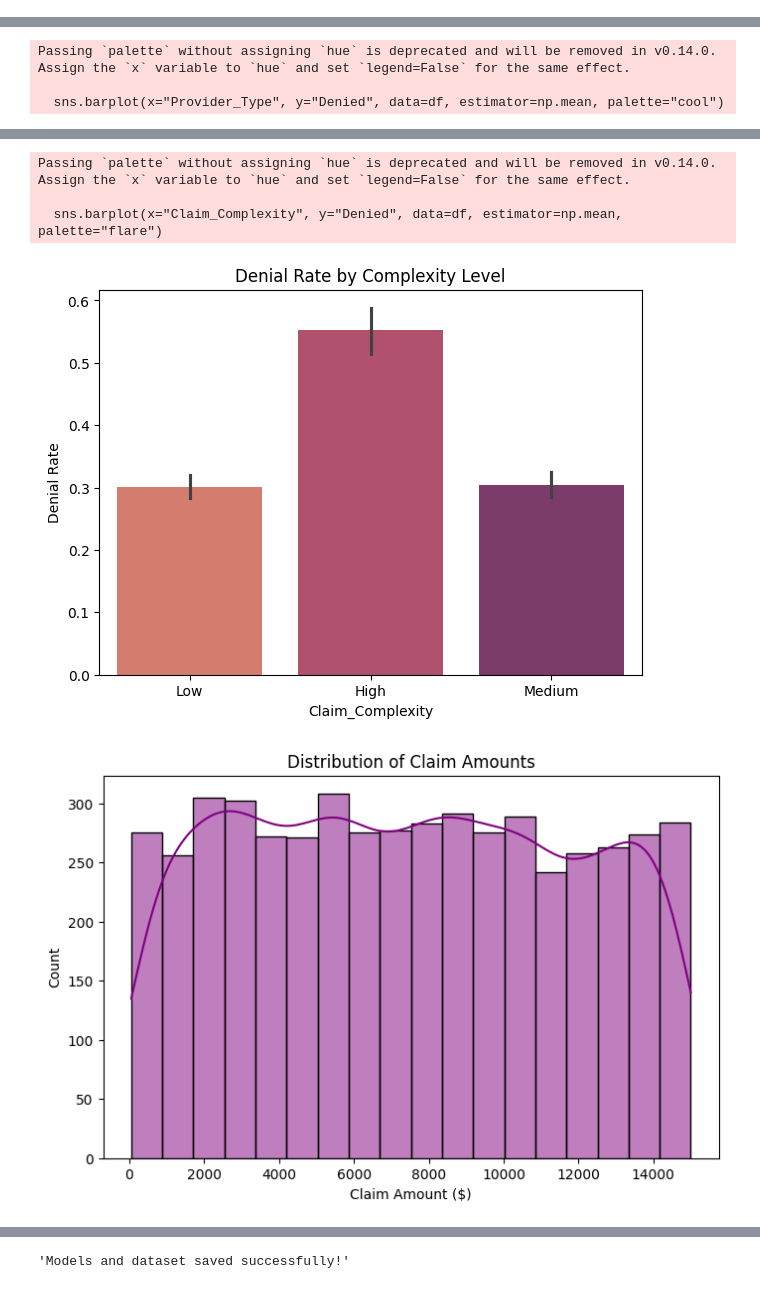
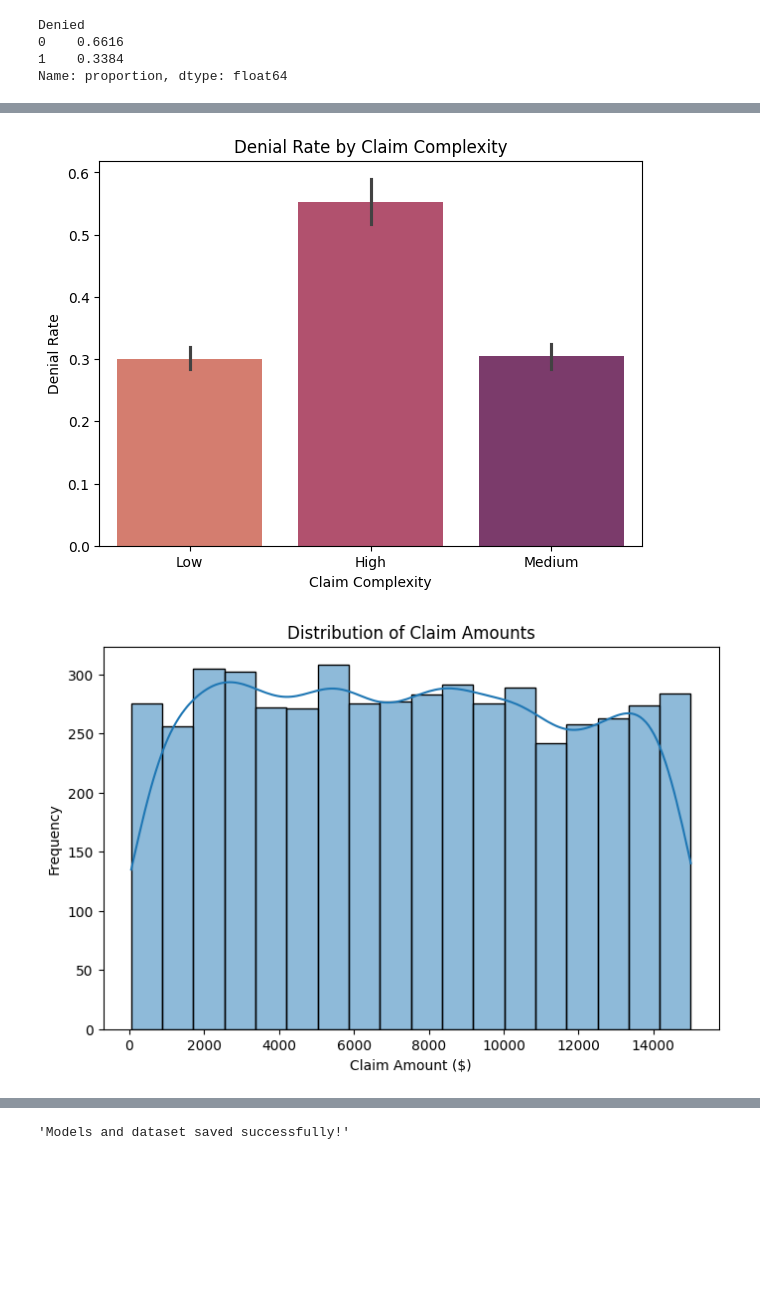
Before and after one commit to juliaseesu/claim-denial-prediction, a Jupyter notebook: notebooks/claim_denial_prediction.ipynb, the cells around one changed output, grey strips where cells are left out. Saved outputs shown, nothing was run; the diff lists cells and outputs as text; code cells hidden in the pictures; blank space fills up the shorter version.

Commit message:
Added ML notebook, model, cleaned dataset, visuals, and project files

```diff
--- a/notebooks/claim_denial_prediction.ipynb
+++ b/notebooks/claim_denial_prediction.ipynb
@@ -25,47 +37,79 @@ df.head()
 | 3 | 4 | 78 | HMO | Urgent Care | 9731.36 | 5 | Injury | ... |
 | 4 | 5 | 38 | PPO | Surgery | 104.01 | 4 | GI | ... |
 # %%
+# ==========================================
+# EXPLORATORY DATA ANALYSIS (EDA)
+# ==========================================
+
+# Basic dataset info
+print("=== Data Info ===")
 df.info()
+print("\n=== Data Description ===")
+display(df.describe())
+print("\n=== Denial Distribution ===")
+display(df['Denied'].value_counts(normalize=True))
 
-df.describe()
+# Missing values
+print("\n=== Missing Values ===")
+print(df.isnull().sum())
 
-df['Denied'].value_counts(normalize=True)
-
-df.isnull().sum()
-
+# -----------------------------
+# Plot 1: Denied vs Approved
+# -----------------------------
 plt.figure(figsize=(5,4))
-sns.countplot(x="Denied", data=df, palette="mako")
+sns.countplot(data=df, x="Denied", hue="Denied", dodge=False, legend=False, palette="mako")
 plt.title("Denied vs Approved Claims")
+plt.xlabel("Denied (1 = Denied, 0 = Approved)")
+plt.ylabel("Count")
 plt.show()
 
+# -----------------------------
+# Plot 2: Denial Rate by Insurance Type
+# -----------------------------
 plt.figure(figsize=(8,5))
-sns.barplot(x="Insurance_Type", y="Denied", data=df, estimator=np.mean, palette="viridis")
+sns.barplot(data=df, x="Insurance_Type", y="Denied", hue="Insurance_Type", legend=False, palette="viridis")
 plt.title("Denial Rate by Insurance Type")
 plt.ylabel("Denial Rate")
+plt.xlabel("Insurance Type")
 plt.show()
 
+# -----------------------------
+# Plot 3: Denial Rate by Provider Type
+# -----------------------------
 plt.figure(figsize=(10,5))
-sns.barplot(x="Provider_Type", y="Denied", data=df, estimator=np.mean, palette="cool")
+sns.barplot(data=df, x="Provider_Type", y="Denied", hue="Provider_Type", legend=False, palette="cool")
 plt.title("Denial Rate by Provider Type")
 plt.xticks(rotation=45)
 plt.ylabel("Denial Rate")
+plt.xlabel("Provider Type")
 plt.show()
 
+# -----------------------------
+# Plot 4: Denial Rate by Claim Complexity
+# -----------------------------
 plt.figure(figsize=(7,5))
-sns.barplot(x="Claim_Complexity", y="Denied", data=df, estimator=np.mean, palette="flare")
-plt.title("Denial Rate by Complexity Level")
+sns.barplot(data=df, x="Claim_Complexity", y="Denied", hue="Claim_Complexity", legend=False, palette="flare")
+plt.title("Denial Rate by Claim Complexity")
 plt.ylabel("Denial Rate")
+plt.xlabel("Claim Complexity")
 plt.show()
 
+# -----------------------------
+# Plot 5: Distribution of Claim Amounts
+# -----------------------------
 plt.figure(figsize=(8,5))
-sns.histplot(df["Claim_Amount"], kde=True, color="purple")
+sns.histplot(df["Claim_Amount"], kde=True)
 plt.title("Distribution of Claim Amounts")
 plt.xlabel("Claim Amount ($)")
+plt.ylabel("Frequency")
 plt.show()
 
+# -----------------------------
+# Plot 6: Correlation Heatmap
+# -----------------------------
 plt.figure(figsize=(8,6))
-sns.heatmap(df[["Patient_Age","Claim_Amount","Num_Procedures","Prior_Denials","Denied"]].corr(),
-            annot=True, cmap="coolwarm")
+corr_matrix = df[["Patient_Age","Claim_Amount","Num_Procedures","Prior_Denials","Denied"]].corr()
+sns.heatmap(corr_matrix, annot=True, cmap="coolwarm", fmt=".2f")
 plt.title("Correlation Heatmap")
 plt.show()
 # %% [output]
@@ -92,0 +143,4 @@ Passing `palette` without assigning `hue` is deprecated and will be removed in v
+Denied
+0    0.6616
+1    0.3384
+Name: proportion, dtype: float64
@@ -97,10 +161,4 @@ Passing `palette` without assigning `hue` is deprecated and will be removed in v
 [figure]
-Passing `palette` without assigning `hue` is deprecated and will be removed in v0.14.0. Assign the `x` variable to `hue` and set `legend=False` for the same effect.
-
-  sns.barplot(x="Provider_Type", y="Denied", data=df, estimator=np.mean, palette="cool")
 [figure]
-Passing `palette` without assigning `hue` is deprecated and will be removed in v0.14.0. Assign the `x` variable to `hue` and set `legend=False` for the same effect.
-
-  sns.barplot(x="Claim_Complexity", y="Denied", data=df, estimator=np.mean, palette="flare")
-[figure, old version]
+[figure, new version]
-[figure, old version]
+[figure, new version]
```
Also changed, not shown: parts of 4 cells of this notebook, 1 other file.
